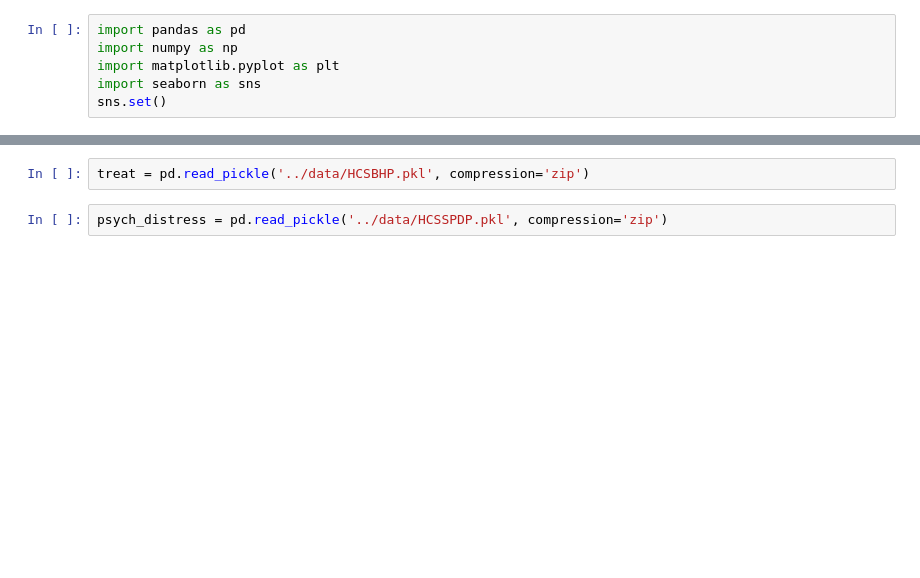
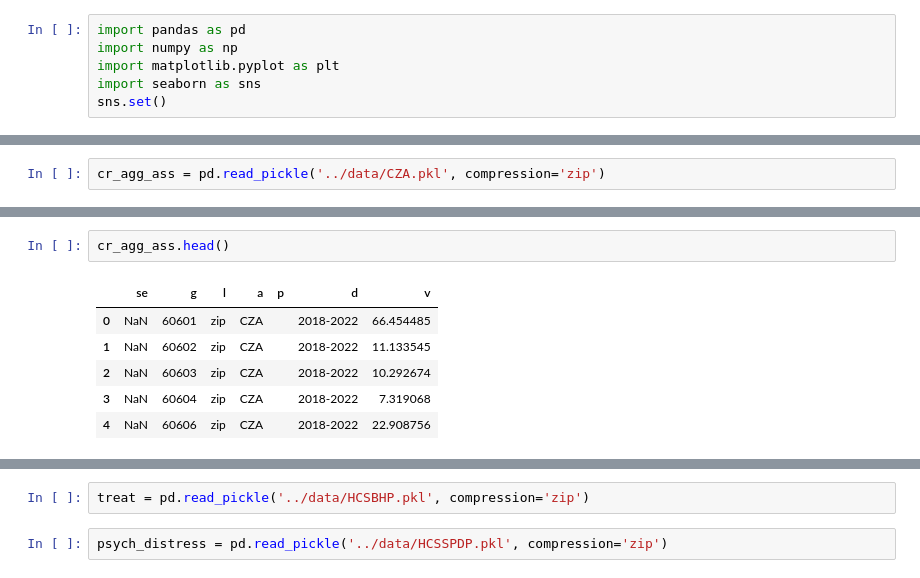
Before and after one commit to ritzba/chicago-crime-mental-health, a Jupyter notebook: code/04_MH-stats.ipynb, the cells around one changed output, grey strips where cells are left out. Saved outputs shown, nothing was run; the diff lists cells and outputs as text; blank space fills up the shorter version.

```diff
--- a/code/04_MH-stats.ipynb
+++ b/code/04_MH-stats.ipynb
@@ -6,0 +59,2 @@ sns.set()
+# %%
+cr_agg_ass = pd.read_pickle('../data/CZA.pkl', compression='zip')
@@ -6,0 +129,9 @@ sns.set()
+# %%
+cr_agg_ass.head()
+# %% [output]
+|  | se | g | l | a | p | d | v |
+| 0 | NaN | 60601 | zip | CZA |  | 2018-2022 | 66.454485 |
+| 1 | NaN | 60602 | zip | CZA |  | 2018-2022 | 11.133545 |
+| 2 | NaN | 60603 | zip | CZA |  | 2018-2022 | 10.292674 |
+| 3 | NaN | 60604 | zip | CZA |  | 2018-2022 | 7.319068 |
+| 4 | NaN | 60606 | zip | CZA |  | 2018-2022 | 22.908756 |
```
Also changed, not shown: parts of 26 cells of this notebook, 45 other files.
